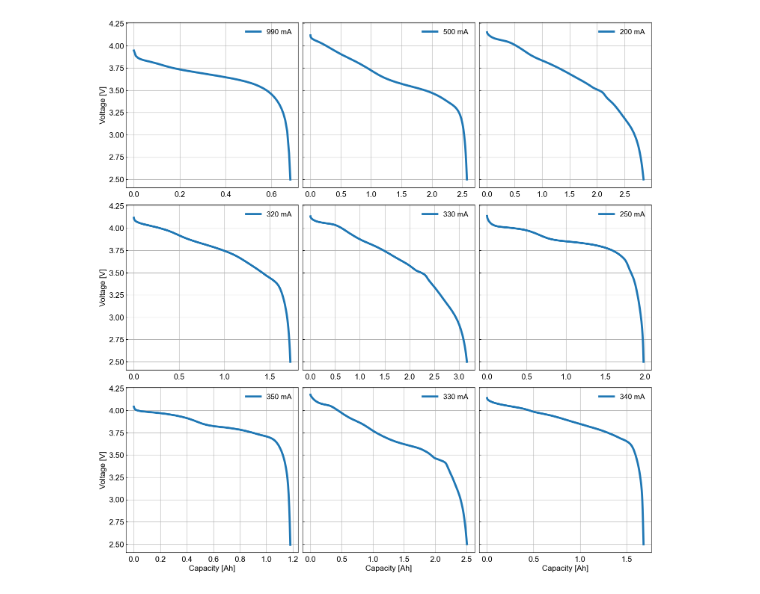
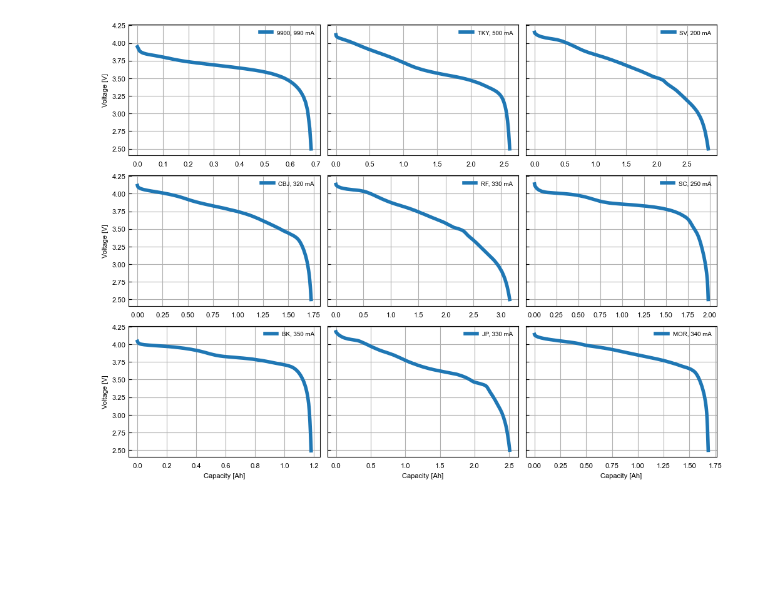
Before and after one commit to jinhongm-umich/Glimpse, a Jupyter notebook: Amazon cells/Clean-fig7.ipynb, the cells around one changed output. Saved outputs shown, nothing was run; the diff lists cells and outputs as text; code cells hidden in the pictures; blank space fills up the shorter version.

```diff
--- a/Amazon cells/Clean-fig7.ipynb
+++ b/Amazon cells/Clean-fig7.ipynb
@@ -19,6 +19,8 @@ fig_width = 3.25 #ECS spec is 3.25" width
 fig_width_2col_inches = 7
 fig_width_3col_inches = 10
 fig_height = (3/4)*fig_width # standard ratio
+fig_height_2col_inches = (3/4)*fig_width_2col_inches # standard ratio
+fig_height_3col_inches = (3/4)*fig_width_3col_inches # standard ratio
 
 rcParams['figure.autolayout'] = True
 rcParams['lines.linewidth'] = 1.0
@@ -50,41 +52,41 @@ def filter_data(df, Cycle_index=1, Step_type='CC DChg'):
     filtered_df = df[(df['Cycle Index'] == Cycle_index) & (df['Step Type'] == Step_type)]
     filtered_df.reset_index(drop=True, inplace=True)
     voltage_data = filtered_df['Voltage(V)']
     capacity_data = filtered_df['Capacity(Ah)']
 
     return capacity_data, voltage_data
 
 
-legend_texts = ['990 mA', '500 mA', '200 mA', '320 mA', '330 mA', '250 mA', '350 mA', '330 mA', '340 mA']
+legend_texts = ['9900, 990 mA', 'TKY, 500 mA', 'SV, 200 mA', 'CBJ, 320 mA', 'RF, 330 mA', 'SC, 250 mA', 'BK, 350 mA', 'JP, 330 mA', 'MOR, 340 mA']
 
 
 # 서브플롯 설정
-fig, axes = plt.subplots(3, 3, figsize=(15, 15), sharey=True)
+fig, axes = plt.subplots(3, 3, figsize=(fig_width_3col_inches, fig_height_3col_inches), sharey=True)
 axes = axes.flatten()  # 2D 배열을 1D 배열로 변환
 
 # 각 파일에 대해 데이터를 읽고 그래프 그리기
 for i, file in enumerate(xlsx_files):
     file_path = os.path.join(electrochemistry_dir, file)
     df = pd.read_excel(file_path, header=0, sheet_name='record')  # 엑셀 파일 읽기
 
     # 데이터 필터링
     capacity_data, voltage_data = filter_data(df)
 
     # 그래프 그리기
     axes[i].plot(capacity_data, voltage_data, label=f'{legend_texts[i]}', linewidth=4)
 
     axes[i].grid(True)
-    axes[i].legend(fontsize=14)
-    axes[i].tick_params(axis='both', which='major', labelsize=15)
+    axes[i].legend()
+    # axes[i].tick_params(axis='both', which='major', labelsize=15)
 
 
-axes[6].set_xlabel('Capacity [Ah]', fontsize=15)
-axes[7].set_xlabel('Capacity [Ah]', fontsize=15)
-axes[8].set_xlabel('Capacity [Ah]', fontsize=15)
-axes[0].set_ylabel('Voltage [V]', fontsize=15)
-axes[3].set_ylabel('Voltage [V]', fontsize=15)
-axes[6].set_ylabel('Voltage [V]', fontsize=15)
+axes[6].set_xlabel('Capacity [Ah]')
+axes[7].set_xlabel('Capacity [Ah]')
+axes[8].set_xlabel('Capacity [Ah]')
+axes[0].set_ylabel('Voltage [V]')
+axes[3].set_ylabel('Voltage [V]')
+axes[6].set_ylabel('Voltage [V]')
 plt.tight_layout()
 plt.show()
 # %% [output]
-[figure, old version]
+[figure, new version]
```
Also changed, not shown: 4 other files.
